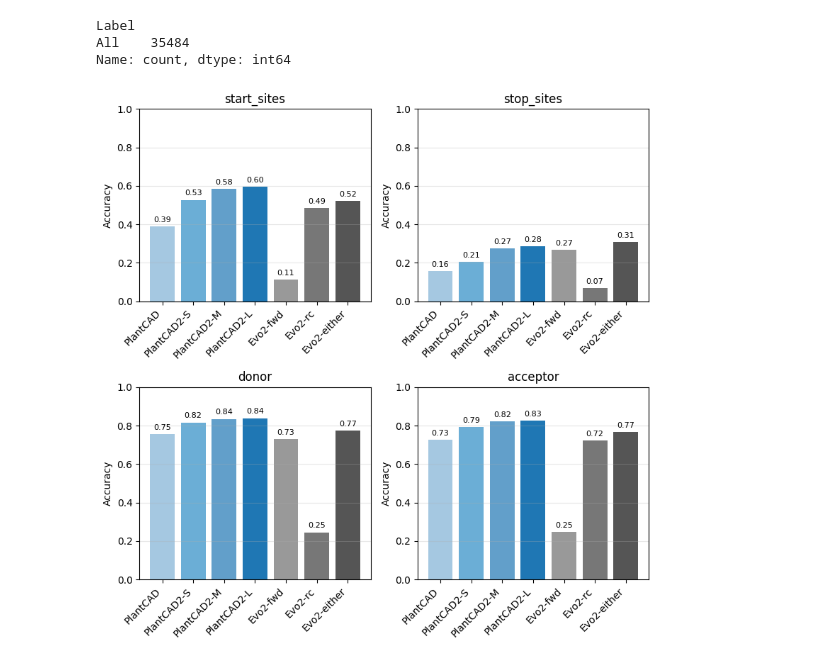
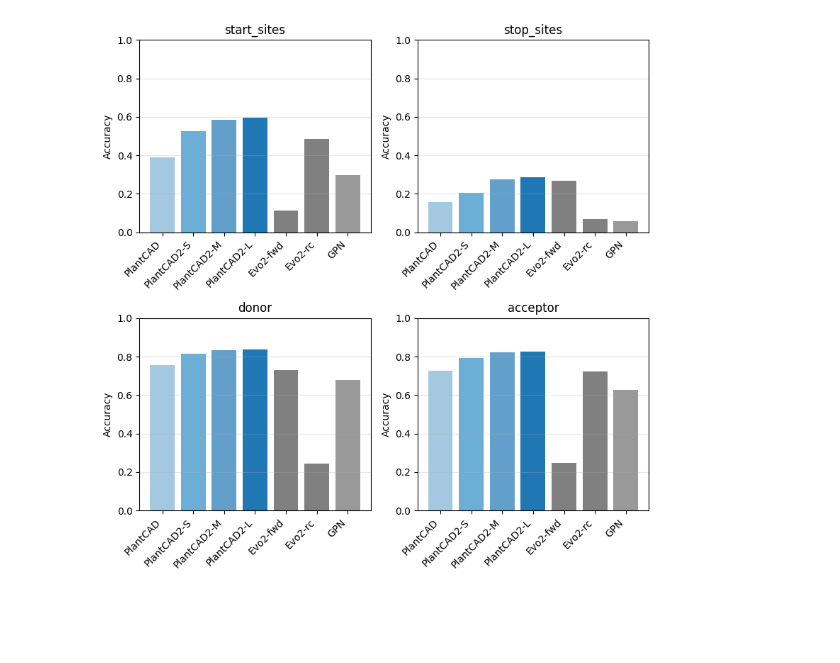
Before and after one commit to plantcad/plantcad2, a Jupyter notebook: pipelines/pseudo_gene_tomato/figures/Token_accuracy_comparison.ipynb, the cells around one changed output. Saved outputs shown, nothing was run; the diff lists cells and outputs as text; code cells hidden in the pictures; blank space fills up the shorter version.

```diff
--- a/pipelines/pseudo_gene_tomato/figures/Token_accuracy_comparison.ipynb
+++ b/pipelines/pseudo_gene_tomato/figures/Token_accuracy_comparison.ipynb
@@ -20,12 +20,25 @@ for idx, junction in enumerate(JUNCTIONS):
                                                                chunk_size=None, JUNCTIONS=JUNCTIONS)
         label[f'predicted_codon_{model}'] = predicted_codon
     label['true_tokens'] = true_tokens
+
+    # gpn
+    logits = np.loadtxt(get_file_paths('gpn', '../../../results/pseudo_gene_tomato/outputs')[junction])
+    predicted_tokens = np.argmax(logits, axis = -1)
+    sequence = ['ACGT'[i] for i in predicted_tokens]
+
+    if junction in ['start_sites', 'stop_sites']:
+        predicted_codon = [''.join(sequence[i:i+3]) for i in range(0, len(sequence), 3)]
+    else:
+        predicted_codon = [''.join(sequence[i:i+2]) for i in range(0, len(sequence), 2)]
+    label['predicted_codon_gpn'] = predicted_codon
+
     # for Evo2 fwd
     predicted_codon = pd.read_csv(get_file_paths('evo2_fwd', '../../../results/pseudo_gene_tomato/outputs')[junction], sep='\t', header=None)
     label['predicted_codon_evo2_fwd'] = predicted_codon[0]
+
     # for Evo2 rc
     predicted_codon = pd.read_csv(get_file_paths('evo2_rc', '../../../results/pseudo_gene_tomato/outputs')[junction], sep='\t', header=None)
     label['predicted_codon_evo2_rc'] = predicted_codon[0]
-    # label.loc[label['Label'].isin(['Shell', 'Cloud']), 'Label'] = 'Dispensable'
+
     label['Label'] = 'All'
     labels_dict[junction] = label
@@ -41,11 +45,4 @@ labels_dict['start_sites'].head()
-# %%
-labels_dict['start_sites']['Label'].value_counts()
-# %% [output]
-Label
-All    35484
-Name: count, dtype: int64
 # %%
-# label_order = ['Core', 'Softcore', 'Dispensable']
 label_order = ['All']
 def calculate_accuracies(df, order=label_order):
     results = {}
@@ -58,6 +55,7 @@ def calculate_accuracies(df, order=label_order):
             pcv2_1_acc = (group['predicted_codon_pcv2_1'] == group['true_tokens']).mean()
             pcv2_2_acc = (group['predicted_codon_pcv2_2'] == group['true_tokens']).mean()
             pcv2_3_acc = (group['predicted_codon_pcv2_3'] == group['true_tokens']).mean()
+            gpn_acc = (group['predicted_codon_gpn'] == group['true_tokens']).mean()
 
             # Calculate accuracy for Evo2
             evo2_fwd_acc = (group['predicted_codon_evo2_fwd'] == group['true_tokens']).mean()
@@ -75,7 +73,8 @@ def calculate_accuracies(df, order=label_order):
                 'pcv2_3': pcv2_3_acc,
                 'evo2_fwd': evo2_fwd_acc,
                 'evo2_rc': evo2_rc_acc,
-                'evo2_either': evo2_either_acc
+                'evo2_either': evo2_either_acc,
+                'gpn': gpn_acc
             }
 
     return results
@@ -83,40 +82,42 @@ def calculate_accuracies(df, order=label_order):
 fig, axes = plt.subplots(2, 2, figsize=(8, 8))
 axes_flat = axes.flatten()
 
-colors = ['#1f77b466', '#6baed6', '#1f77b4b3', '#1f77b4ff', '#999999', '#777777', '#555555']
-models = ['pcv1', 'pcv2_1', 'pcv2_2', 'pcv2_3', 'evo2_fwd', 'evo2_rc', 'evo2_either']
-model_labels = ['PlantCAD', 'PlantCAD2-S', 'PlantCAD2-M', 'PlantCAD2-L', 'Evo2-fwd', 'Evo2-rc', 'Evo2-either']
+
+colors = ['#1f77b466', '#6baed6', '#1f77b4b3', '#1f77b4ff',  '#808080', '#808080', '#999999', '#d3d3d3']
+
+models = ['pcv1', 'pcv2_1', 'pcv2_2', 'pcv2_3', 'evo2_fwd', 'evo2_rc', 'gpn']
+model_labels = ['PlantCAD', 'PlantCAD2-S', 'PlantCAD2-M', 'PlantCAD2-L', 'Evo2-fwd', 'Evo2-rc', 'GPN']
 
 for idx, (dataset_name, df) in enumerate(labels_dict.items()):
     ax = axes_flat[idx]
     accuracies = calculate_accuracies(df)
 
     # Get accuracy values for the single class (assuming it's 'All' or first available)
     class_name = list(accuracies.keys())[0]  # Get first available class
     acc_values = [accuracies[class_name][model] for model in models]
 
     # Simple bar plot with models as x-axis
     bars = ax.bar(range(len(models)), acc_values, color=colors, width=0.8)
     ax.grid(True, alpha = 0.3, axis = 'y')
 
     # Add value labels on bars
-    for bar, acc in zip(bars, acc_values):
-        if acc > 0:
-            ax.annotate(f'{acc:.2f}',
-                       xy=(bar.get_x() + bar.get_width()/2, bar.get_height()),
-                       xytext=(0, 3), textcoords="offset points",
-                       ha='center', va='bottom', fontsize=8)
+    # for bar, acc in zip(bars, acc_values):
+    #     if acc > 0:
+    #         ax.annotate(f'{acc:.2f}',
+    #                    xy=(bar.get_x() + bar.get_width()/2, bar.get_height()),
+    #                    xytext=(0, 3), textcoords="offset points",
+    #                    ha='center', va='bottom', fontsize=8)
 
     ax.set_ylabel('Accuracy')
     ax.set_title(dataset_name)
     ax.set_xticks(range(len(models)))
     ax.set_xticklabels(model_labels, rotation=45, ha='right')
     ax.set_ylim(0, 1)
 
 plt.subplots_adjust(left=0.08, right=0.95, top=0.92, bottom=0.15,
                    wspace=0.3, hspace=0.4)
 plt.tight_layout()
 plt.savefig('Token_accuracy_comparison.pdf', format = 'pdf', bbox_inches = 'tight')
 plt.show()
 # %% [output]
-[figure, old version]
+[figure, new version]
```
Also changed, not shown: parts of 1 cell of this notebook, 7 other files.
